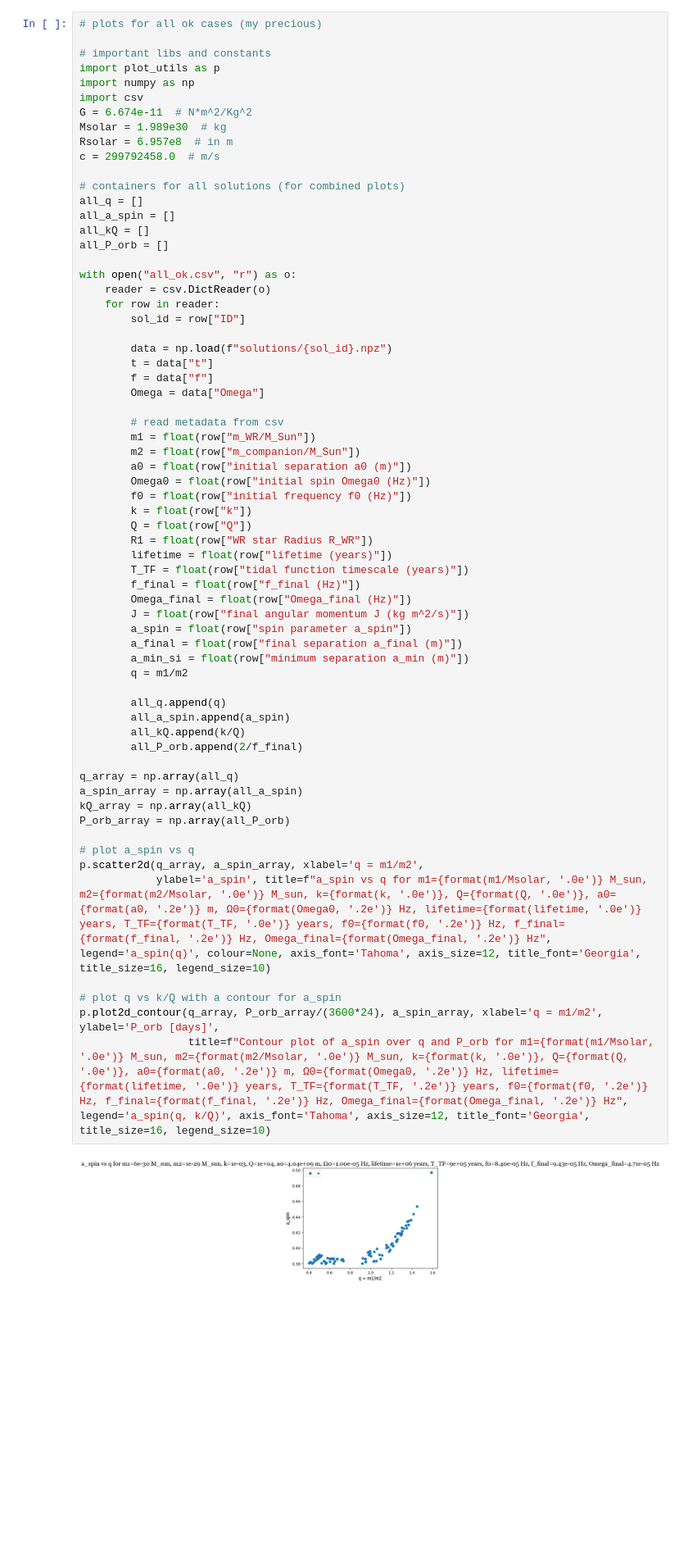
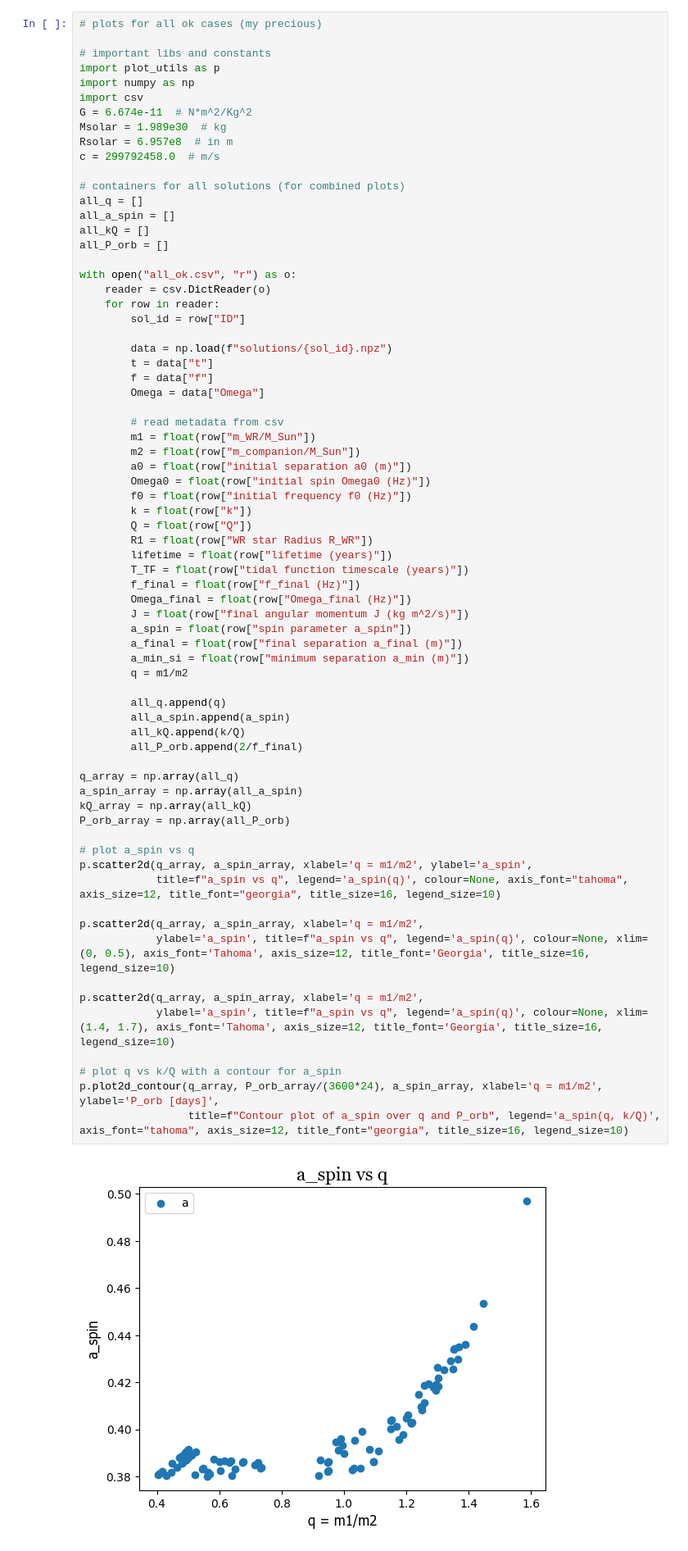
Before and after one commit to Nyaa394/Tidal-Spin-Up-in-Wolf-Rayet-Stars, a Jupyter notebook: all_ok.ipynb, the cells around one changed output. Shown at 82% size. Saved outputs shown, nothing was run; the diff lists cells and outputs as text; blank space fills up the shorter version.

```diff
--- a/all_ok.ipynb
+++ b/all_ok.ipynb
@@ -34,33 +34,39 @@ with open("all_ok.csv", "r") as o:
         f0 = float(row["initial frequency f0 (Hz)"])
         k = float(row["k"])
         Q = float(row["Q"])
         R1 = float(row["WR star Radius R_WR"])
         lifetime = float(row["lifetime (years)"])
         T_TF = float(row["tidal function timescale (years)"])
         f_final = float(row["f_final (Hz)"])
         Omega_final = float(row["Omega_final (Hz)"])
         J = float(row["final angular momentum J (kg m^2/s)"])
         a_spin = float(row["spin parameter a_spin"])
         a_final = float(row["final separation a_final (m)"])
         a_min_si = float(row["minimum separation a_min (m)"])
         q = m1/m2
 
         all_q.append(q)
         all_a_spin.append(a_spin)
         all_kQ.append(k/Q)
         all_P_orb.append(2/f_final)
 
 q_array = np.array(all_q)
 a_spin_array = np.array(all_a_spin)
 kQ_array = np.array(all_kQ)
 P_orb_array = np.array(all_P_orb)
 
 # plot a_spin vs q
+p.scatter2d(q_array, a_spin_array, xlabel='q = m1/m2', ylabel='a_spin',
+            title=f"a_spin vs q", legend='a_spin(q)', colour=None, axis_font="tahoma", axis_size=12, title_font="georgia", title_size=16, legend_size=10)
+
 p.scatter2d(q_array, a_spin_array, xlabel='q = m1/m2',
-            ylabel='a_spin', title=f"a_spin vs q for m1={format(m1/Msolar, '.0e')} M_sun, m2={format(m2/Msolar, '.0e')} M_sun, k={format(k, '.0e')}, Q={format(Q, '.0e')}, a0={format(a0, '.2e')} m, Ω0={format(Omega0, '.2e')} Hz, lifetime={format(lifetime, '.0e')} years, T_TF={format(T_TF, '.0e')} years, f0={format(f0, '.2e')} Hz, f_final={format(f_final, '.2e')} Hz, Omega_final={format(Omega_final, '.2e')} Hz", legend='a_spin(q)', colour=None, axis_font='Tahoma', axis_size=12, title_font='Georgia', title_size=16, legend_size=10)
+            ylabel='a_spin', title=f"a_spin vs q", legend='a_spin(q)', colour=None, xlim=(0, 0.5), axis_font='Tahoma', axis_size=12, title_font='Georgia', title_size=16, legend_size=10)
+
+p.scatter2d(q_array, a_spin_array, xlabel='q = m1/m2',
+            ylabel='a_spin', title=f"a_spin vs q", legend='a_spin(q)', colour=None, xlim=(1.4, 1.7), axis_font='Tahoma', axis_size=12, title_font='Georgia', title_size=16, legend_size=10)
 
 # plot q vs k/Q with a contour for a_spin
 p.plot2d_contour(q_array, P_orb_array/(3600*24), a_spin_array, xlabel='q = m1/m2', ylabel='P_orb [days]',
-                 title=f"Contour plot of a_spin over q and P_orb for m1={format(m1/Msolar, '.0e')} M_sun, m2={format(m2/Msolar, '.0e')} M_sun, k={format(k, '.0e')}, Q={format(Q, '.0e')}, a0={format(a0, '.2e')} m, Ω0={format(Omega0, '.2e')} Hz, lifetime={format(lifetime, '.0e')} years, T_TF={format(T_TF, '.2e')} years, f0={format(f0, '.2e')} Hz, f_final={format(f_final, '.2e')} Hz, Omega_final={format(Omega_final, '.2e')} Hz", legend='a_spin(q, k/Q)', axis_font='Tahoma', axis_size=12, title_font='Georgia', title_size=16, legend_size=10)
+                 title=f"Contour plot of a_spin over q and P_orb", legend='a_spin(q, k/Q)', axis_font="tahoma", axis_size=12, title_font="georgia", title_size=16, legend_size=10)
 # %% [output]
-[figure, old version]
+[figure, new version]
```
Also changed, not shown: parts of 2 cells of this notebook, 11 other files.
